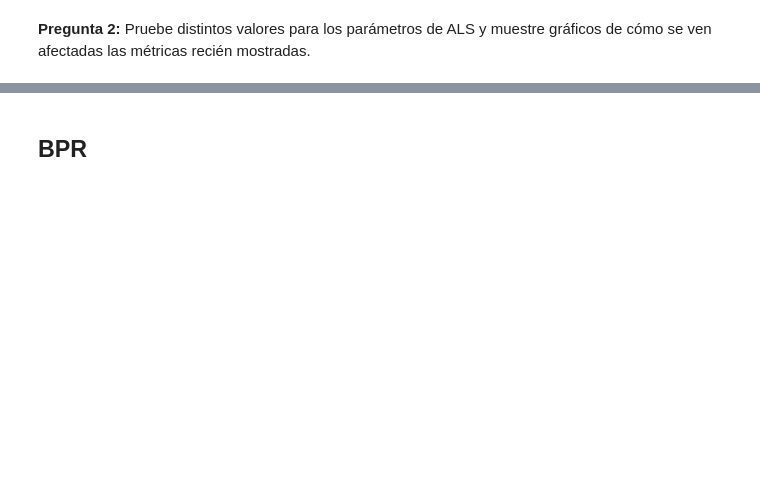
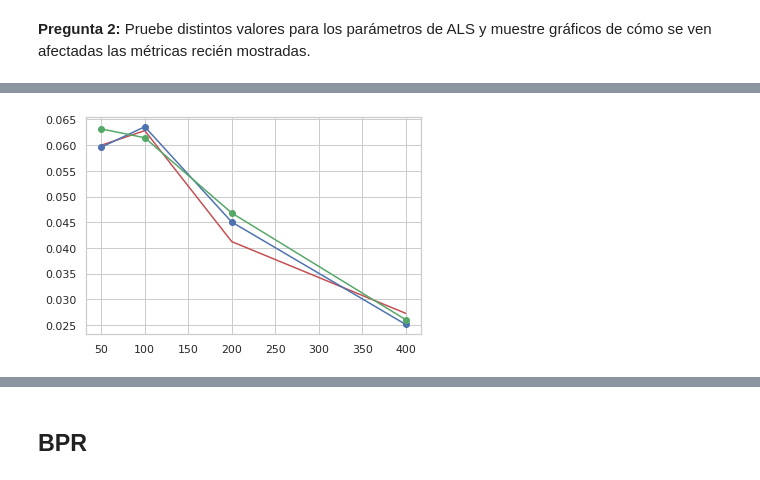
Before and after one commit to apachaii/apachaii-IIC3633-2020, a Jupyter notebook: 06_Implicit_implicit_feedback.ipynb, the cells around one changed output, grey strips where cells are left out. Saved outputs shown, nothing was run; the diff lists cells and outputs as text; code cells hidden in the pictures; blank space fills up the shorter version.

```diff
--- a/06_Implicit_implicit_feedback.ipynb
+++ b/06_Implicit_implicit_feedback.ipynb
@@ -233,2 +234,17 @@ ndcg: 0.33537519142419603
 # %% [markdown]
 **Pregunta 2:** Pruebe distintos valores para los parámetros de ALS y muestre gráficos de cómo se ven afectadas las métricas recién mostradas.
+# %%
+
+maprecs = []
+ndcgs = []
+por = 0
+for it in [50, 100, 200]:
+  for fa in [50, 100, 200, 400]:
+    # Definimos y entrenamos el modelo con optimización ALS
+    model_als = implicit.als.AlternatingLeastSquares(factors=fa, iterations=it, use_gpu=False)
+    model_als.fit(matrix)
+    maprec, ndcg = evaluate_model(model_als, n=10)
+    maprecs.append(maprec)
+    ndcgs.append(ndcg)
+    por += 100/12
+    print(por, "%", fa, it)
@@ -234,0 +269,14 @@ ndcg: 0.33537519142419603
+# %%
+
+import matplotlib.pyplot as plt
+import seaborn as sns
+%matplotlib inline
+sns.set(style="whitegrid")
+
+# MAPREC
+plt.plot([50, 100, 200, 400], maprecs[:4], 'r-', label = "50 factores")
+plt.plot([50, 100, 200, 400], maprecs[4:8], 'bo-', label = "100 factores")
+plt.plot([50, 100, 200, 400], maprecs[8:], 'go-', label = "200 factores")
+plt.show()
+# %% [output]
+[figure, added]
```
Also changed, not shown: parts of 16 cells of this notebook.
